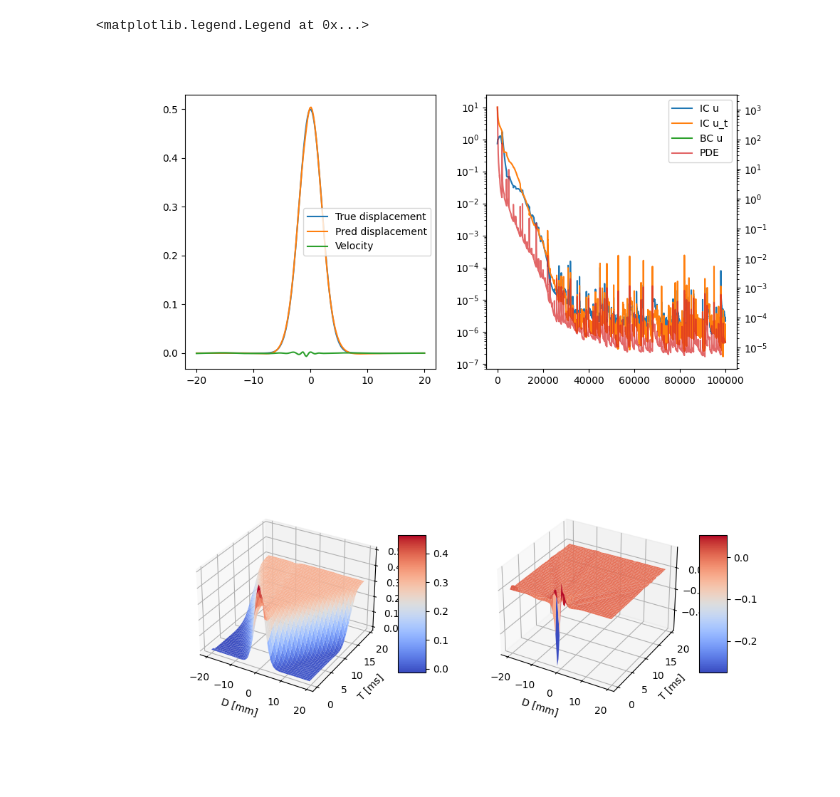
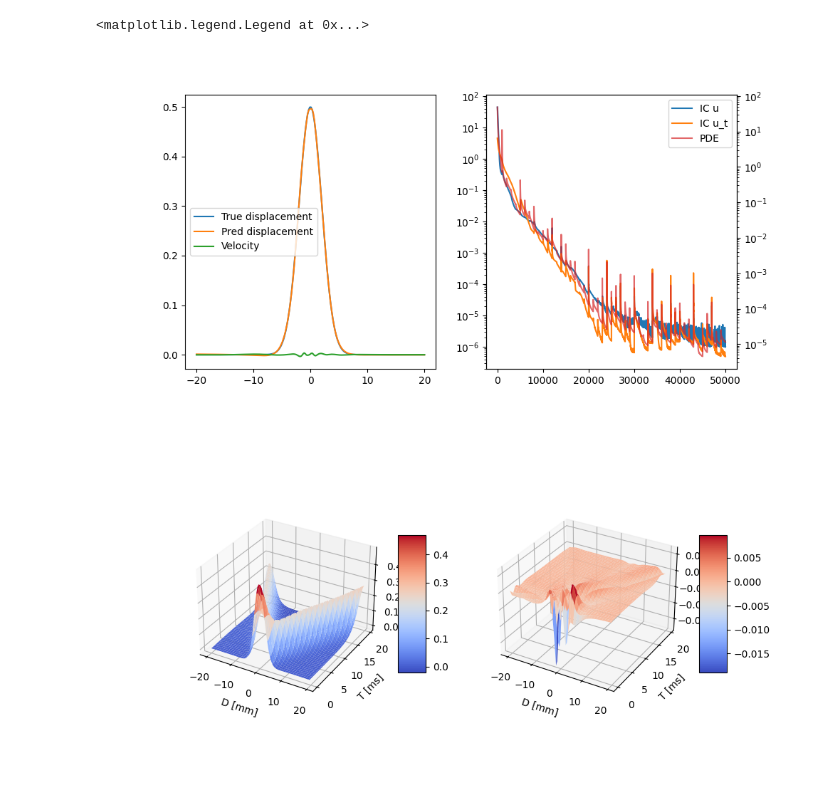
Before and after one commit to w-zheng/PINNs_for_shear_wave, a Jupyter notebook: test.ipynb, the cells around one changed output. Saved outputs shown, nothing was run; the diff lists cells and outputs as text; code cells hidden in the pictures.

```diff
--- a/test.ipynb
+++ b/test.ipynb
@@ -34,8 +34,8 @@ class Net(nn.Module):
 # equation parameters
 A = .5 # initial displacment[mm]
 sigma = 2. # std of initial push [mm]
-c = .7 # shear wave speed [mm/ms]
-eta = 2. # viscocity []
+c = 1 # shear wave speed [mm/ms]
+eta = 0. # viscocity []
 
 # Optimisation parameters
 x_interval = [-20., 20.] #[mm]
@@ -131,30 +131,30 @@ for epoch in (pbar := trange(50000)):
 # %%
 fig, axes = plt.subplots(1, 2, figsize=(10, 5))
 twinx_1 = axes[1].twinx()
 
 x_ic = torch.linspace(*x_interval, 200, device=device, dtype=torch.float).view(-1, 1).requires_grad_(True)
 t_ic = torch.zeros_like(x_ic, device=device).requires_grad_(True)
 pred_u_ic = pinn(x_ic, t_ic)
 pred_u_t_ic = torch.autograd.grad(pred_u_ic, t_ic, grad_outputs=torch.ones_like(pred_u_ic), create_graph=True)[0]
 true_u_ic = A * torch.exp(-0.5 * (torch.linspace(*x_interval, 200) / sigma) ** 2)
 
 axes[0].plot(np.linspace(*x_interval, 200), true_u_ic.cpu().detach(), label='True displacement')
 axes[0].plot(np.linspace(*x_interval, 200), pred_u_ic.cpu().detach(), label='Pred displacement')
 axes[0].plot(np.linspace(*x_interval, 200), pred_u_t_ic.cpu().detach(), label='Velocity')
 axes[0].legend()
 
 ln1 = axes[1].plot(losses[0], label='IC u')
 ln2 = axes[1].plot(losses[1], label='IC u_t')
 axes[1].set_yscale('log')
 ln4 = twinx_1.plot(losses[2], c='C3', alpha=.7, label='PDE')
 twinx_1.set_yscale('log')
 
-lns = ln1 + ln2 + ln3 + ln4
+lns = ln1 + ln2 + ln4
 labs = [l.get_label() for l in lns]
 axes[1].legend(lns, labs, loc=0)
 # %% [output]
 <matplotlib.legend.Legend at 0x...>
-[figure, old version]
+[figure, new version]
 # %%
 from matplotlib import cm
 
@@ -189,4 +189,4 @@ axes[0].set(xlabel='D [mm]', ylabel='T [ms]')
 axes[1].set(xlabel='D [mm]', ylabel='T [ms]')
 plt.show()
 # %% [output]
-[figure, old version]
+[figure, new version]
```
